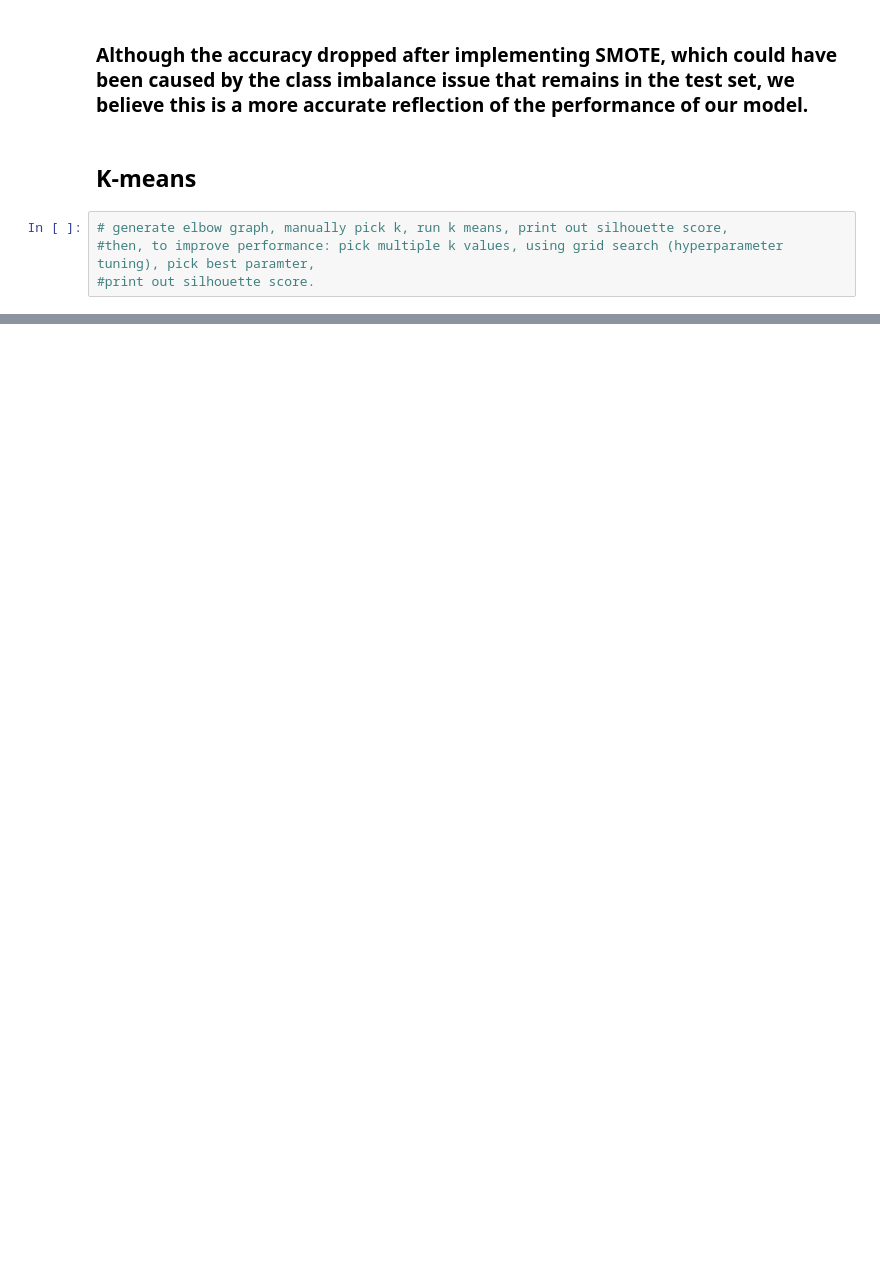
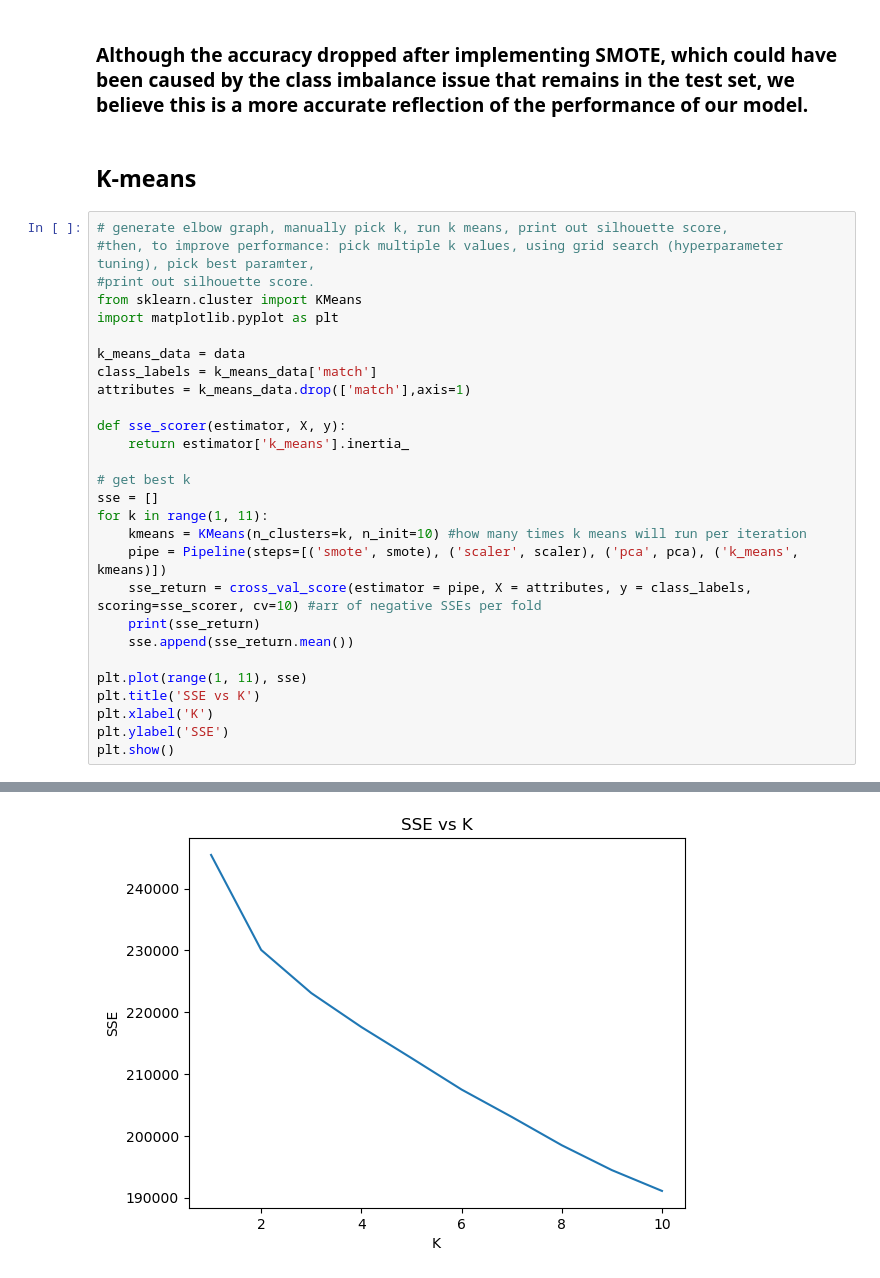
Before and after one commit to Antoni582/ML_final_project, a Jupyter notebook: final_project.ipynb, the cells around one changed output, grey strips where cells are left out. Drawn from its saved outputs; the diff is of its cells as text; blank space fills up the shorter version.

Commit message:
something to do with keans and smote

```diff
--- a/final_project.ipynb
+++ b/final_project.ipynb
@@ -393,3 +393,28 @@ weighted avg       0.79      0.74      0.76      1161
 # generate elbow graph, manually pick k, run k means, print out silhouette score,
 #then, to improve performance: pick multiple k values, using grid search (hyperparameter tuning), pick best paramter,
 #print out silhouette score.
+from sklearn.cluster import KMeans
+import matplotlib.pyplot as plt
+
+k_means_data = data
+class_labels = k_means_data['match']
+attributes = k_means_data.drop(['match'],axis=1)
+
+def sse_scorer(estimator, X, y):
+    return estimator['k_means'].inertia_
+
+# get best k
+sse = []
+for k in range(1, 11):
+    kmeans = KMeans(n_clusters=k, n_init=10) #how many times k means will run per iteration
+    pipe = Pipeline(steps=[('smote', smote), ('scaler', scaler), ('pca', pca), ('k_means', kmeans)])
+    sse_return = cross_val_score(estimator = pipe, X = attributes, y = class_labels, scoring=sse_scorer, cv=10) #arr of negative SSEs per fold
+    print(sse_return)
+    sse.append(sse_return.mean())
+
+plt.plot(range(1, 11), sse)
+plt.title('SSE vs K')
+plt.xlabel('K')
+plt.ylabel('SSE')
+plt.show()
+# %% [output]
@@ -395,0 +438 @@ weighted avg       0.79      0.74      0.76      1161
+[figure, added]
```
Also changed, not shown: parts of 3 cells of this notebook.
